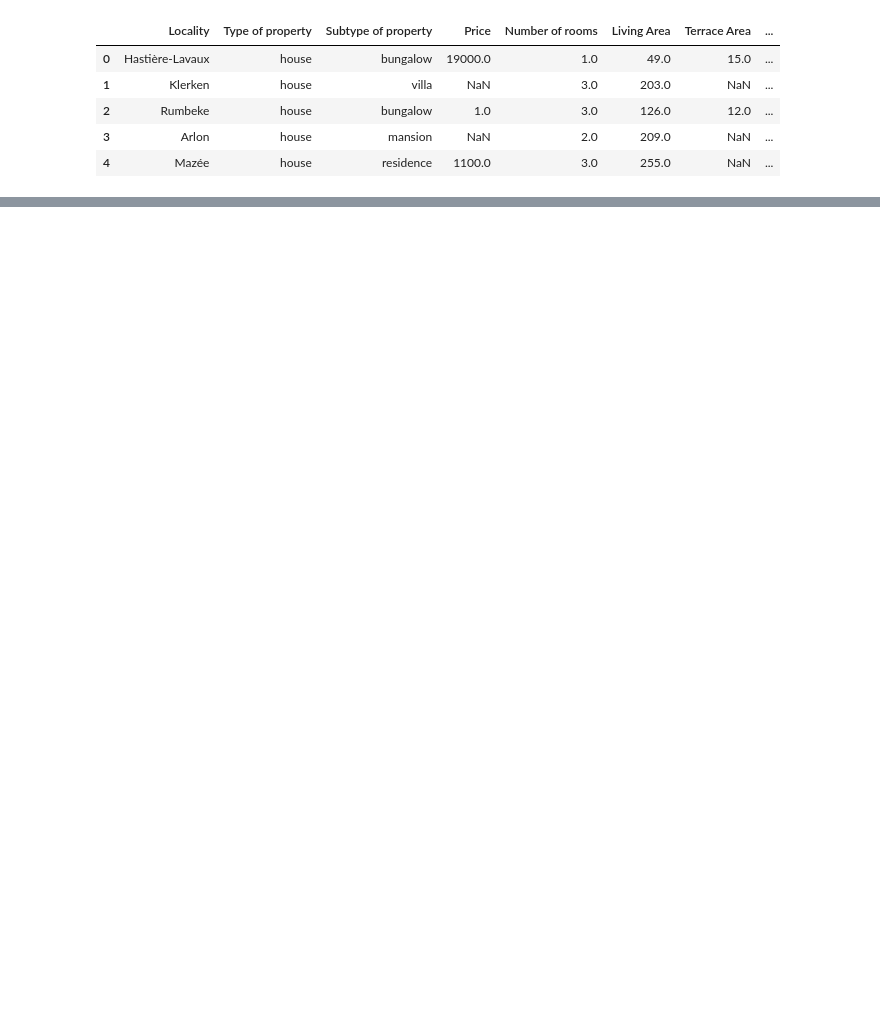
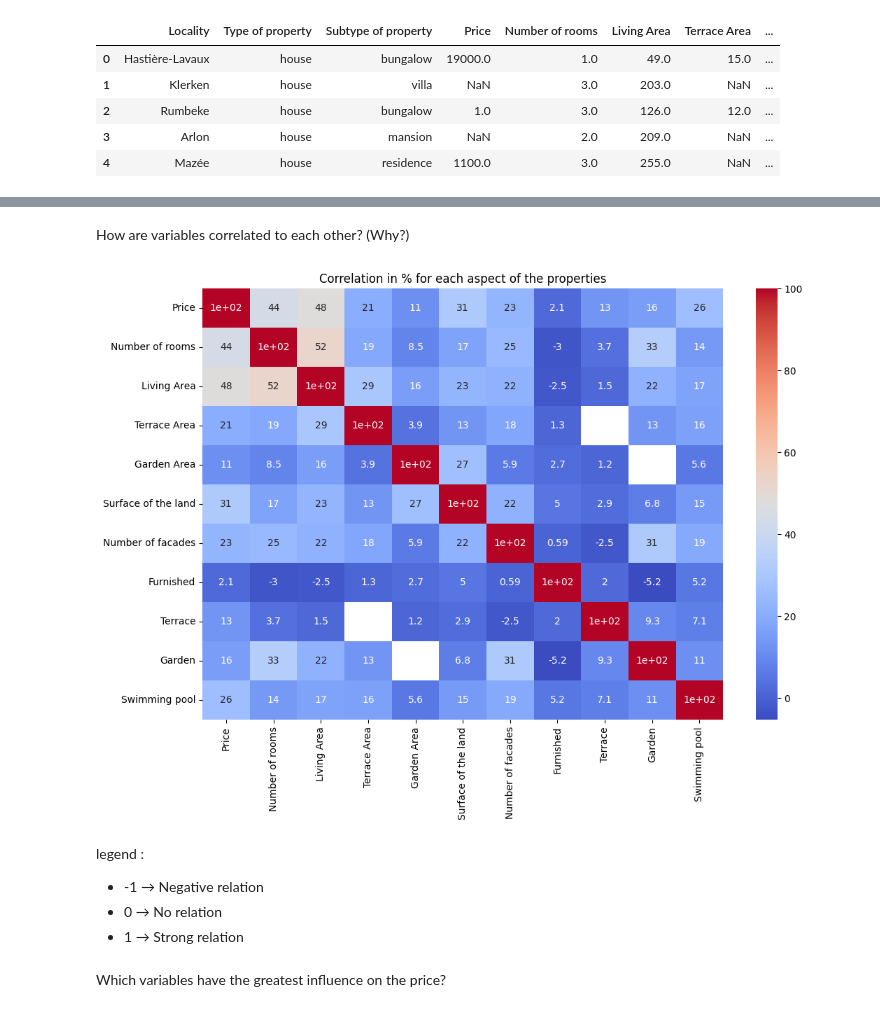
Before and after one commit to chainsoftruth/Belgium-House-Price-Forecast, a Jupyter notebook: data/analysis.ipynb, the cells around one changed output, grey strips where cells are left out. Cells and saved outputs as stored; diff of their text form; code cells hidden in the pictures; blank space fills up the shorter version.

Commit message:
immo Liza - data cleaning + Data Analysis
immo Liza - data cleaning + Data Analysis

```diff
--- a/data/analysis.ipynb
+++ b/data/analysis.ipynb
@@ -24,0 +303,2 @@ df.describe()
+# %%
+liza = liza[liza['Number of rooms'] < 20]
@@ -24,0 +314,2 @@ df.describe()
+# %%
+liza = liza[liza['Price'] > 2000]
@@ -24,0 +327,3 @@ df.describe()
+# %%
+liza['Living Area'] <= 0
+liza = liza[liza['Living Area'] > 0]
@@ -24,0 +505,4 @@ df.describe()
+# %%
+corr_liza = liza.corr(numeric_only=True)
+
+corr_liza
@@ -24,0 +522,20 @@ df.describe()
+# %% [markdown]
+How are variables correlated to each other? (Why?)
+# %%
+import matplotlib.pyplot as plt
+import seaborn as sns
+
+plt.figure(figsize=(12,8))
+sns.heatmap(corr_liza*100, annot=True, cmap="coolwarm")
+plt.title("Correlation in % for each aspect of the properties")
+
+plt.show()
+# %% [output]
+[figure, added]
+# %% [markdown]
+legend :
+- -1  → Negative relation
+- 0   → No relation
+- 1   → Strong relation
+# %% [markdown]
+Which variables have the greatest influence on the price?
```
Also changed, not shown: parts of 80 cells of this notebook, 1 other file.
